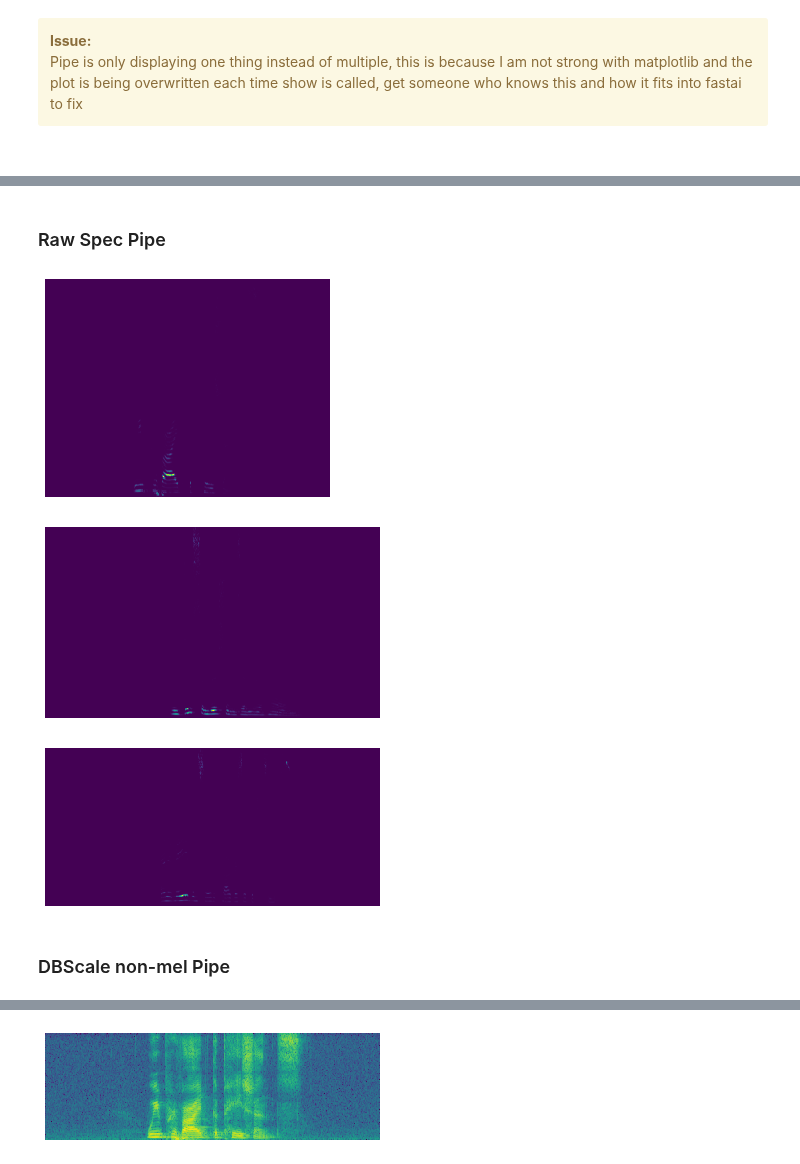
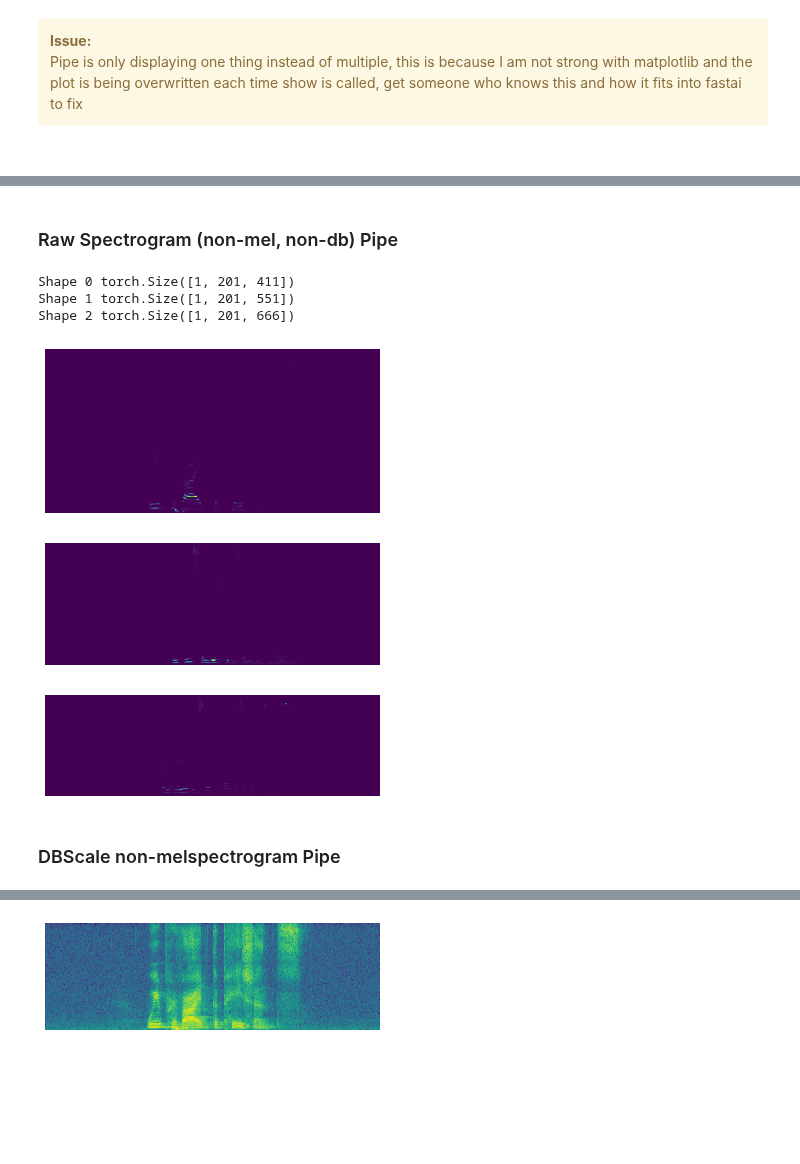
Before and after one commit to fastaudio/fastai2_audio, a Jupyter notebook: dev/70_audio_core.ipynb, the cells around one changed output, grey strips where cells are left out. Drawn from its saved outputs; the diff is of its cells as text; code cells hidden in the pictures; blank space fills up the shorter version.

```diff
--- a/dev/70_audio_core.ipynb
+++ b/dev/70_audio_core.ipynb
@@ -239,9 +234,9 @@ def get_usable_kwargs(func, args, exclude):
     usable = {k:v for k,v in args.items() if k in defaults}
     return {**defaults, **usable}
 
-def add_func(func, kwargs):
-    func_args = get_usable_kwargs(func, kwargs, [])
-    return func(**func_args)
+# def add_func(func, kwargs):
+#     func_args = get_usable_kwargs(func, kwargs, [])
+#     return func(**func_args)
 # %%
 args = {'a':1, 'b':2}
 extra_args = {'z':0, 'a':1, 'b':2, 'c':3}
@@ -271,10 +266,8 @@ class AudioSpectrogram(TensorImageBase):
 
     @property
     def duration(self):
-        print("hop", self.hop_length)
-        print("width", self.shape[-1])
-        print("sr", self.sr)
         return (self.hop_length*self.shape[-1])/self.sr
+    nchannels, height, width = add_props(lambda i, self: self.shape[i], n=3)
 
     def __getattr__(self, name):
         if name == "settings": return None
@@ -309,9 +304,9 @@ class AudioToSpec(Transform):
     def __init__(self, mel=True, to_db=True, **kwargs):
         self._validate_kwargs(mel, to_db, kwargs)
         transforms = L()
-        if mel:   transforms += add_func(_GenMelSpec, kwargs)
-        else:     transforms += add_func(_GenSpec, kwargs)
-        if to_db: transforms += add_func(_ToDB, kwargs)
+        if mel:   transforms += self.add_func(_GenMelSpec, kwargs)
+        else:     transforms += self.add_func(_GenSpec, kwargs)
+        if to_db: transforms += self.add_func(_ToDB, kwargs)
 
         self.transformer = nn.Sequential(*transforms)
         store_attr(self, 'to_db,mel')
@@ -326,6 +321,11 @@ class AudioToSpec(Transform):
         settings = dict(self.__dict__)
         settings.update({'sr':x.sr, 'nchannels':x.nchannels, 'path':x.path})
         return AudioSpectrogram.create(self.transformer(x.sig).flip(1).detach(), settings=settings)
+
+    def add_func(self, func, kwargs):
+        func_args = get_usable_kwargs(func, kwargs, [])
+        self.__dict__.update(func_args)
+        return func(**func_args)
 
     @staticmethod
     def _validate_kwargs(mel, to_db, kwargs):
@@ -540,15 +563,20 @@ hop: 64
 # %% [markdown]
-### Raw Spec Pipe
+### Raw Spectrogram (non-mel, non-db) Pipe
 # %%
-cfg = {'n_fft':2560, 'f_max':22050., 'n_mels':128, 'hop_length':256}
+cfg = {'hop_length':128}
 oa = OpenAudio(files)
-db_mel_pipe = Pipeline([oa, AudioToSpec(mel=False, to_db=False,)], as_item=True)
+db_mel_pipe = Pipeline([oa, AudioToSpec(mel=False, to_db=False, **cfg)], as_item=True)
 for i in range(3):
+    print("Shape", i, db_mel_pipe(i).shape)
     db_mel_pipe.show(db_mel_pipe(i))
+    test_eq(db_mel_pipe(i).hop_length, cfg["hop_length"])
 # %% [output]
+Shape 0 torch.Size([1, 201, 411])
+Shape 1 torch.Size([1, 201, 551])
+Shape 2 torch.Size([1, 201, 666])
-[figure, old version]
+[figure, new version]
-[figure, old version]
+[figure, new version]
-[figure, old version]
+[figure, new version]
 # %% [markdown]
-### DBScale non-mel Pipe
+### DBScale non-melspectrogram Pipe
 # %%
```
Also changed, not shown: parts of 42 cells of this notebook.
